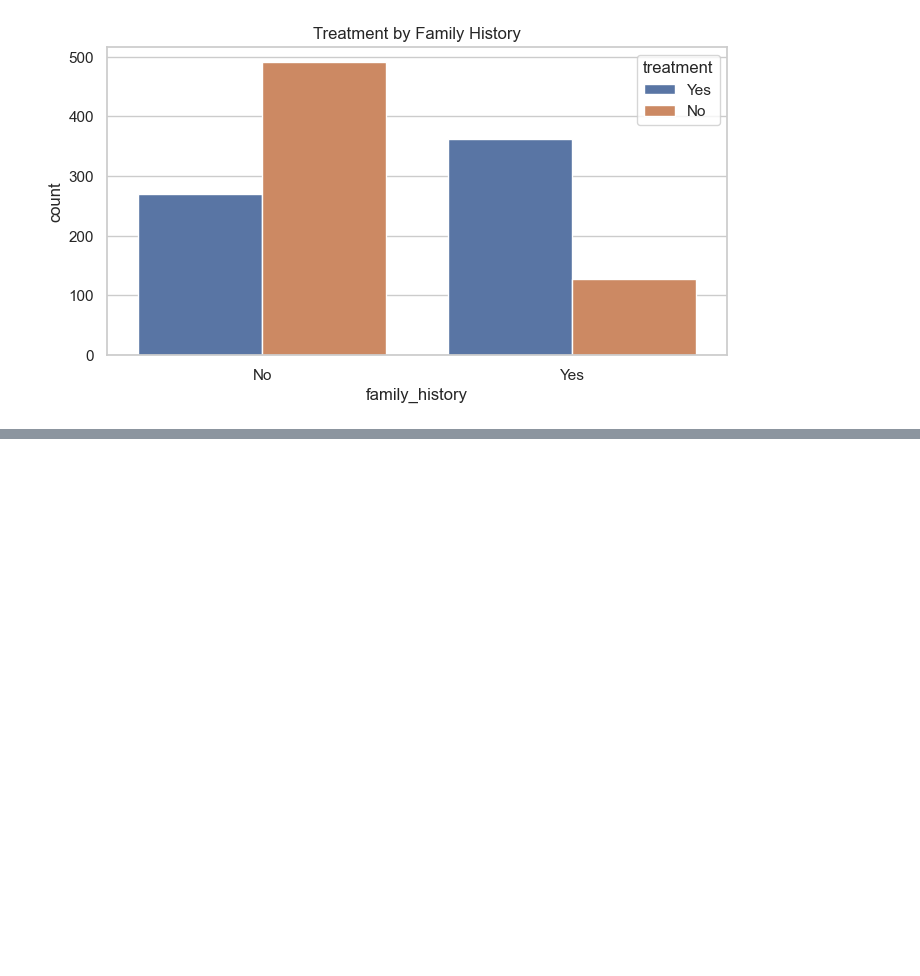
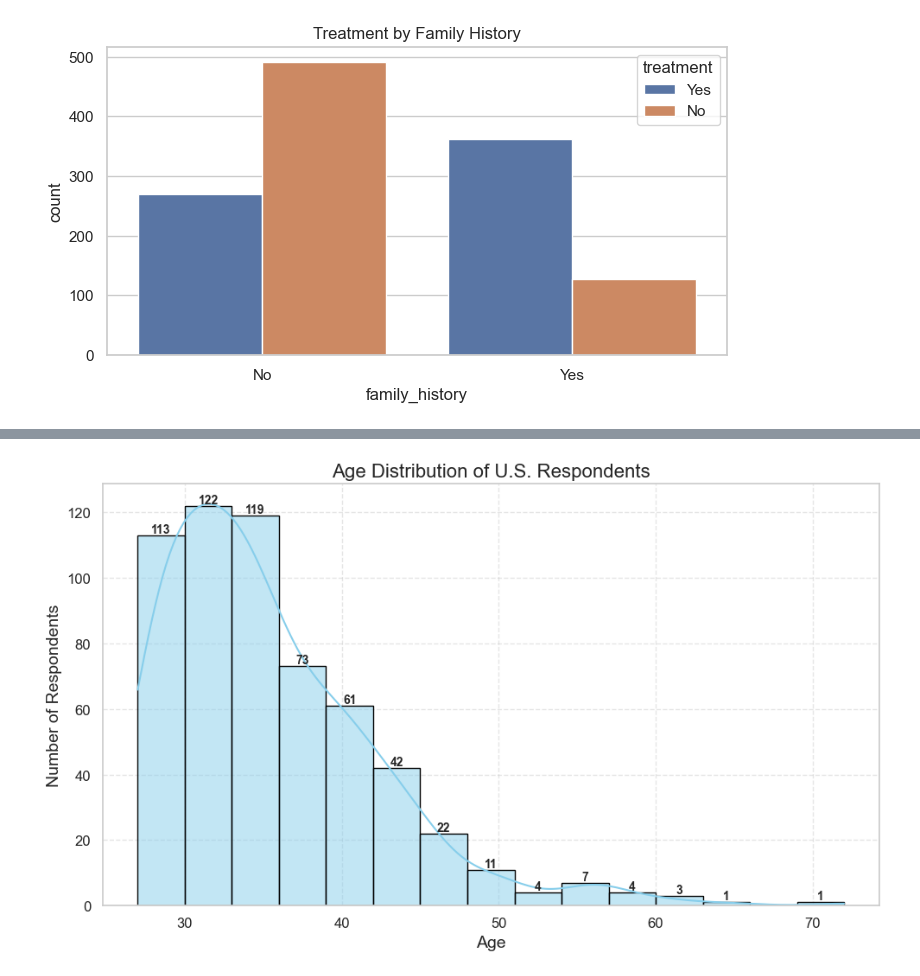
Before and after one commit to markchweya/DSA2040A_DataMining_Group1, a Jupyter notebook: DSA2040A_DataMining_Group1/notebooks/2_exploratory_analysis.ipynb, the cells around one changed output, grey strips where cells are left out. Cells and saved outputs as stored; diff of their text form; code cells hidden in the pictures; blank space fills up the shorter version.

```diff
--- a/DSA2040A_DataMining_Group1/notebooks/2_exploratory_analysis.ipynb
+++ b/DSA2040A_DataMining_Group1/notebooks/2_exploratory_analysis.ipynb
@@ -89,0 +102,12 @@ plt.show()
+# %%
+# 📥 Step 1: Import Libraries
+import pandas as pd
+import matplotlib.pyplot as plt
+import seaborn as sns
+
+# Set Seaborn style
+sns.set(style='whitegrid')
+# %%
+# 📂 Step 2: Load the Cleaned Dataset
+df = pd.read_csv('../data/final/survey_cleaned.csv')
+df.head()
@@ -89,0 +122,28 @@ plt.show()
+# %%
+# 🇺🇸 Step 3: Keep only U.S. respondents
+df_us = df[df['Country'] == 'United States'].copy()
+# %%
+#  Age Distribution
+plt.figure(figsize=(10, 6))
+ax = sns.histplot(df_us['Age'], kde=True, bins=15, color='skyblue', edgecolor='black')
+
+# Add count labels above each bar
+for patch in ax.patches:
+    height = patch.get_height()
+    if height > 0:  # Only annotate bars that are visible
+        ax.annotate(f'{int(height)}',
+                    (patch.get_x() + patch.get_width() / 2, height),
+                    ha='center', va='bottom', fontsize=10, fontweight='bold')
+
+# Titles and formatting
+plt.title('Age Distribution of U.S. Respondents', fontsize=16)
+plt.xlabel('Age', fontsize=14)
+plt.ylabel('Number of Respondents', fontsize=14)
+
+plt.xticks(fontsize=12)
+plt.yticks(fontsize=12)
+plt.grid(True, which='major', linestyle='--', alpha=0.5)
+plt.tight_layout()
+plt.show()
+# %% [output]
+[figure, added]
```
Also changed, not shown: parts of 9 cells of this notebook.
